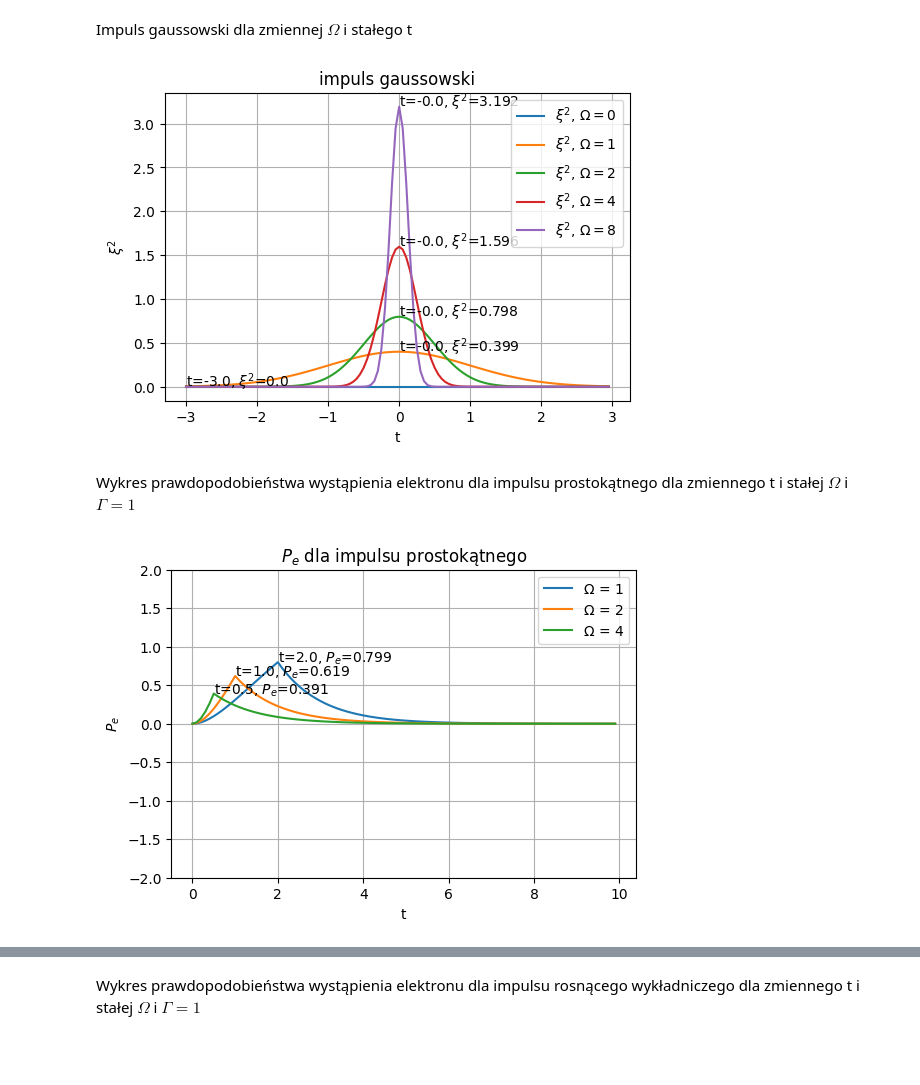
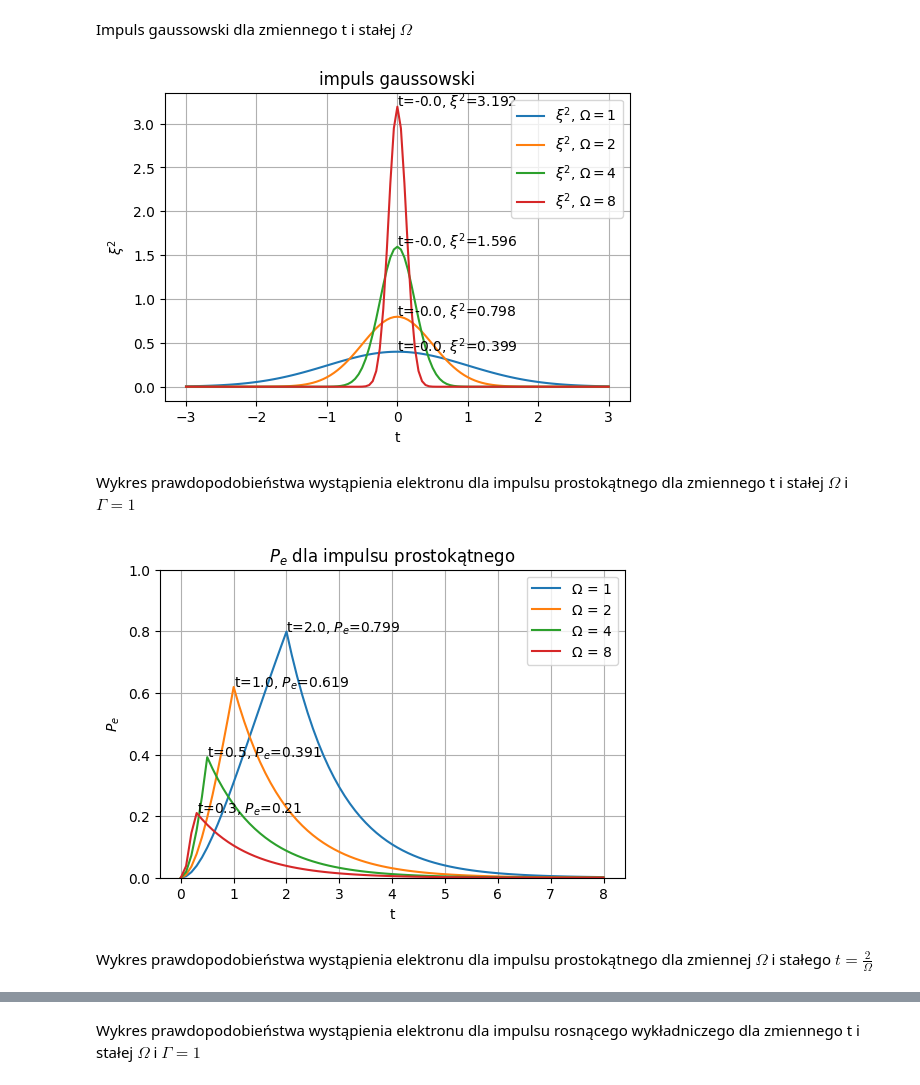
Before and after one commit to Kubabob/pracownia_rotacyjna, a Jupyter notebook: impulsy.ipynb, the cells around one changed output, grey strips where cells are left out. Drawn from its saved outputs; the diff is of its cells as text; code cells hidden in the pictures; blank space fills up the shorter version.

```diff
--- a/impulsy.ipynb
+++ b/impulsy.ipynb
@@ -44,7 +43,7 @@ malejacyImpulsWykladniczy([0,1,2,4,8])
 # %% [markdown]
-Impuls gaussowski dla zmiennej $\Omega$ i stałego t
+Impuls gaussowski dla zmiennego t i stałej $\Omega$
 # %%
-t_space = np.arange(-3,3,0.05)
+t_space = np.arange(-3,3.05,0.05)
 
 
 def impulsGaussowski(omega_list: list):
@@ -62,46 +61,46 @@ def impulsGaussowski(omega_list: list):
     plt.title('impuls gaussowski')
     plt.show()
 
-#interact(impulsGaussowski, omega=(0,10,0.1))
-impulsGaussowski([0, 1, 2, 4, 8])
+impulsGaussowski([1, 2, 4, 8])
 # %% [output]
-[figure, old version]
+[figure, new version]
 # %% [markdown]
 Wykres prawdopodobieństwa wystąpienia elektronu dla impulsu prostokątnego dla zmiennego t i stałej $\Omega$ i $\Gamma=1$
 # %%
-t_space = np.arange(0,10,0.1)
+t_space = np.arange(0,8.01,0.1)
 
 def P_e(t, gamma, omega):
     if 0 <= t <= 2/omega:
         return 2*omega/gamma * np.e**(-gamma*t) *(np.e**(gamma*t/2) - 1)**2
     elif t > 2/omega:
         return 2*omega/gamma * np.e**(-gamma*t) *(np.e**(gamma/omega) - 1)**2
     else:
         raise ValueError
 
 
-def Pe(omega_list: list):
+def Pe_im_prostokatny(omega_list: list):
     plt.figure(figsize=(6,4))
     for omega in omega_list:
         P_e_space = []
         for t in t_space:
             P_e_space.append(P_e(t, 1, omega))
         P_e_space = np.array(P_e_space)
         tmax = t_space[np.argmax(P_e_space)]
         ymax = P_e_space.max()
         plt.plot(t_space, P_e_space, label=f'$\Omega$ = {round(omega,2)}')
         plt.annotate(f't={round(tmax,3)}, $P_e$={round(ymax,3)}', xy=(tmax,ymax))
-    plt.ylim(-2,2)
+    plt.ylim(0,1)
     plt.grid()
     plt.legend()
     plt.xlabel('t')
     plt.ylabel(r'$P_e$')
     plt.title('$P_e$ dla impulsu prostokątnego')
     plt.show()
 
-#interact(Pe, omega=(0,5,0.05))
 
-Pe([1,2,4])
+Pe_im_prostokatny([1,2,4,8])
 # %% [output]
-[figure, old version]
+[figure, new version]
+# %% [markdown]
+Wykres prawdopodobieństwa wystąpienia elektronu dla impulsu prostokątnego dla zmiennej $\Omega$ i stałego $t=\frac{2}{\Omega}$
 # %%
```
Also changed, not shown: parts of 19 cells of this notebook.
